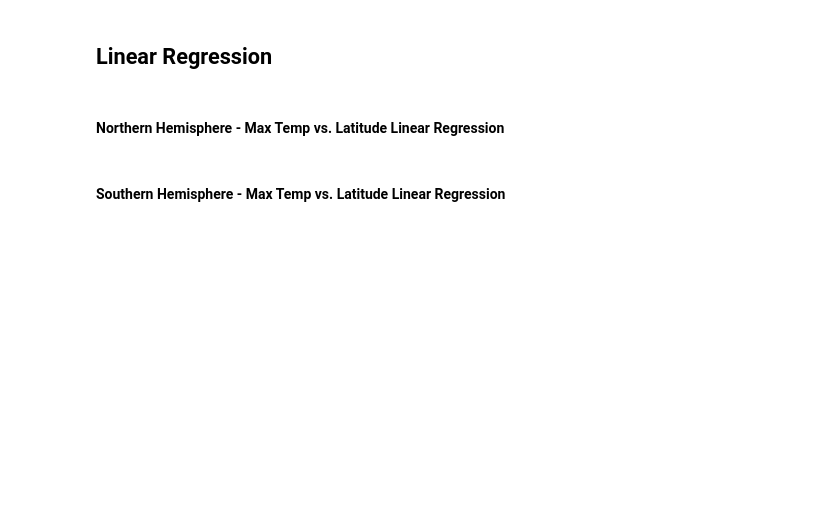
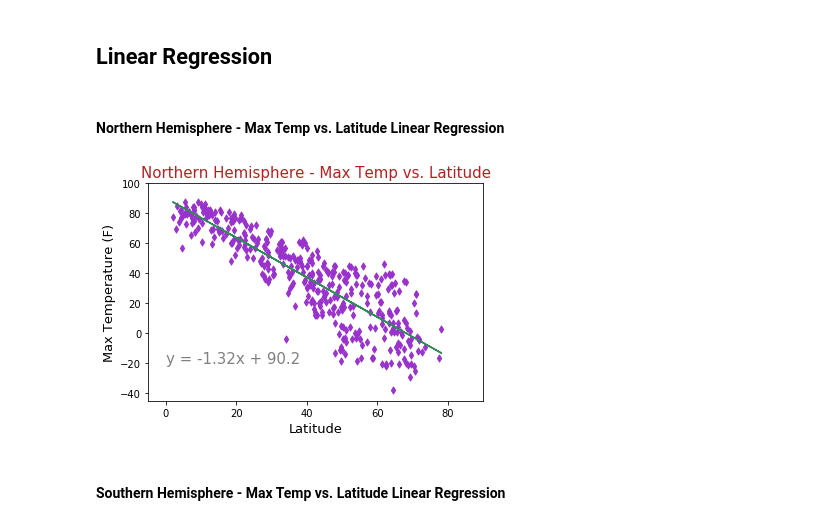
Before and after one commit to Davis1776/2020-01-python-api-challenge, a Jupyter notebook: WeatherPy/WeatherPyMRD.ipynb, the cells around one changed output. Drawn from its saved outputs; the diff is of its cells as text; code cells hidden in the pictures; blank space fills up the shorter version.

```diff
--- a/WeatherPy/WeatherPyMRD.ipynb
+++ b/WeatherPy/WeatherPyMRD.ipynb
@@ -247,6 +257,37 @@ plt.show()
 # %%
 # Create Northern and Southern Hemisphere DataFrames
+Northern_hemisphere = city_pd.loc[city_pd["Latitude"]>0]
+Southern_hemisphere = city_pd.loc[city_pd["Latitude"]<0]
 # %% [markdown]
 ####  Northern Hemisphere - Max Temp vs. Latitude Linear Regression
+# %%
+x_values = Northern_hemisphere["Latitude"]
+y_values = Northern_hemisphere["Max Temp"]
+
+(slope, intercept, rvalue, pvalue, stderr) = linregress(x_values, y_values)
+regress_values = x_values * slope + intercept
+line_eq = "y = " + str(round(slope,2)) + "x + " + str(round(intercept,2))
+
+plt.scatter(x_values,y_values,
+            marker="d",
+            facecolors="darkorchid",
+            edgecolors="darkorchid",
+            s=25,
+            alpha=0.99)
+plt.plot(x_values,regress_values,"seagreen")
+
+plt.xlim(-5, 90);
+plt.ylim(-45, 100);
+
+plt.annotate(line_eq,(0,-20),fontsize=15,color="grey")
+
+plt.title("Northern Hemisphere - Max Temp vs. Latitude", fontsize=15, color="firebrick")
+plt.ylabel("Max Temperature (F)", fontsize=13)
+plt.xlabel("Latitude", fontsize=13)
+
+plt.savefig("N_Hemisphere_Max_Temp_v_Latitude.png")
+plt.show()
+# %% [output]
+[figure, added]
 # %% [markdown]
 ####  Southern Hemisphere - Max Temp vs. Latitude Linear Regression
```
Also changed, not shown: parts of 16 cells of this notebook, 5 other files.
